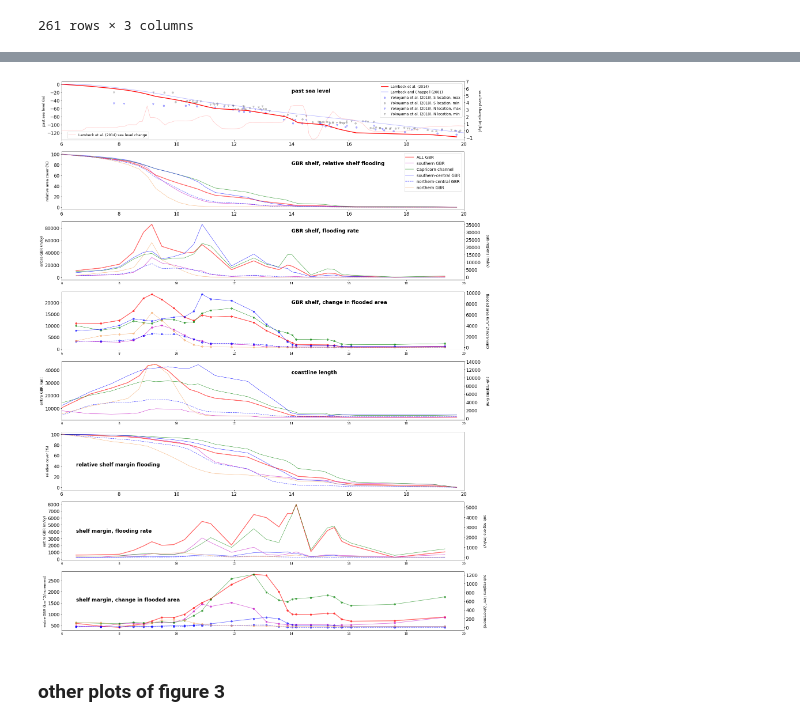
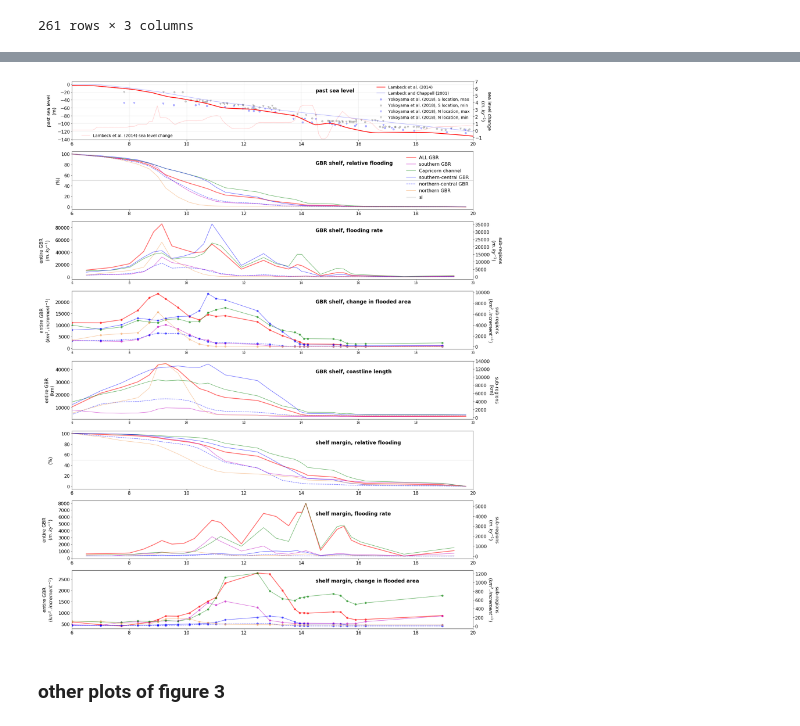
Before and after one commit to tawonque/gbr_flooding, a Jupyter notebook: resample_paperGBR.ipynb, the cells around one changed output, grey strips where cells are left out. Saved outputs shown, nothing was run; the diff lists cells and outputs as text; code cells hidden in the pictures.

```diff
--- a/resample_paperGBR.ipynb
+++ b/resample_paperGBR.ipynb
@@ -772,7 +884,7 @@ sns.palettes=(sns.color_palette("cubehelix", 8))
 
 plt.subplot(n,1,1)
 #plt.plot(resamp_sealevel.index, resamp_sealevel.resampsl, c='r')
-plt.plot(sea_level_resamp.age, sea_level_resamp.sealevel, c='r', linewidth=2.5)
+plt.plot(sea_level_curve.index, sea_level_curve.sealevel, c='r', linewidth=2.5)
 plt.plot(sea_level_lambeck2001.age_ka, -sea_level_lambeck2001.sl_m, c='b', alpha=0.3)
 plt.scatter(sea_level_325_hydro['Age (ka)'], -sea_level_325_hydro['Max RSL (mbsl)'], c='b', alpha=0.3)
 plt.scatter(sea_level_325_hydro['Age (ka).1'], -sea_level_325_hydro['Min RSL (mbsl)'], c='0.3', alpha=0.3)
@@ -780,18 +892,19 @@ plt.scatter(sea_level_325_nog['Age (ka)'], -sea_level_325_nog['Max RSL (mbsl)'],
 plt.scatter(sea_level_325_nog['Age (ka).1'], -sea_level_325_nog['Min RSL (mbsl)'], marker='v', c='0.3', alpha=0.3)
 plt.xticks(fontsize=16)
 plt.yticks(fontsize=16)
+plt.grid(alpha=0.3)
 plt.xlim(6,20)
-plt.ylabel('past sea level (m)', fontsize=12)
-plt.text(14, -20, 'past sea level', family='sans-serif', weight='bold', size='xx-large', bbox=dict(facecolor='white', edgecolor='white'))
+plt.ylabel('past sea level\n(m)', fontsize=16)
+plt.text(14.5, -20, 'past sea level', family='sans-serif', weight='bold', size='xx-large', bbox=dict(facecolor='white', edgecolor='white'))
 plt.legend(['Lambeck et al. (2014)', 'Lambeck and Chappell (2001)', 'Yokoyama et al. (2018), S location, max',
            'Yokoyama et al. (2018), S location, min', 'Yokoyama et al. (2018), N location, max',
-           'Yokoyama et al. (2018), N location, min'], fontsize=12)
+           'Yokoyama et al. (2018), N location, min'], fontsize=14, frameon=False)
 plt.twinx()
 plt.plot(sea_level_curve.index, -sea_level_curve.sealevel.diff(), c='r', alpha=0.2)
-plt.ylabel('sea level change (m/ky)', fontsize=12, rotation=-90, labelpad=30)
+plt.ylabel('sea level change\n($m . ky^{-1}$)', fontsize=16, rotation=-90, labelpad=30)
 plt.yticks(fontsize=16)
 plt.ylim(-1.3, 7)
-plt.legend(['Lambeck et al. (2014) sea level change'], bbox_to_anchor=(0.22, 0.17), fontsize=12)
+plt.legend(['Lambeck et al. (2014) sea level change'], bbox_to_anchor=(0.26, 0.17), fontsize=14, frameon=False)
 
 
 
@@ -803,13 +916,15 @@ plt.plot(x_axis, df['Capricorn channel'], c='g', alpha=alpha)
 plt.plot(x_axis, df['southern-central GBR'], c='b', alpha=alpha)
 plt.plot(x_axis, df['northern-central GBR'], c='b', linestyle="--", alpha=alpha)
 plt.plot(x_axis, df['northern GBR'], c='sandybrown', alpha=alpha)
+plt.plot([6,20], [50,50], c='0.3', alpha=0.3, linewidth=1)
 #
 plt.xticks(fontsize=16)
 plt.yticks(fontsize=16)
 #plt.gca().invert_xaxis()
-plt.text(14, 80, 'GBR shelf, relative shelf flooding', family='sans-serif', weight='bold', size='xx-large', bbox=dict(facecolor='white', edgecolor='white'))
-plt.ylabel('relative area cover (%)', fontsize=12)
-plt.legend(flooded_area_perc.columns, fontsize=14)
+plt.text(14.5, 80, 'GBR shelf, relative flooding', family='sans-serif', weight='bold', size='xx-large', bbox=dict(facecolor='white', edgecolor='white'))
+plt.ylabel('(%)', fontsize=16)
+plt.legend(flooded_area_perc.columns, fontsize=16, frameon=False)
+plt.xticks(fontsize=16)
 plt.xlim(6,20)
 
 
@@ -817,7 +932,7 @@ plt.xlim(6,20)
 plt.subplot(n,1,3)
 df = flooding_rate
 ax = plt.plot(flooding_rate.age_corr, df.ALL_GBR_time, color='r', alpha=alpha, linewidth=2.5)
-plt.ylabel('entire GBR (m/ky)', fontsize=12)
+plt.ylabel('entire GBR\n($m . ky^{-1}$)', fontsize=16, labelpad=15)
 plt.yticks(fontsize=16)
 #
 plt.twinx()
@@ -829,32 +944,33 @@ plt.plot(flooding_rate.age_corr, df.northern_GBR_time, c='sandybrown', alpha=alp
 #plt.gca().invert_xaxis()
 plt.xticks(fontsize=16)
 plt.yticks(fontsize=16)
-plt.text(14, 30000, 'GBR shelf, flooding rate', family='sans-serif', weight='bold', size='xx-large', bbox=dict(facecolor='white', edgecolor='white'))
-plt.ylabel('sub-regions (m/ky)', fontsize=12, rotation=-90, labelpad=30)
+plt.text(14.5, 30000, 'GBR shelf, flooding rate', family='sans-serif', weight='bold', size='xx-large', bbox=dict(facecolor='white', edgecolor='white'))
+plt.ylabel('sub-regions\n($m . ky^{-1}$)', fontsize=16, rotation=-90, labelpad=40)
 plt.xlim(6,20)
 
 plt.subplot(n,1,4)
 df = flooding_rate
-ax = plt.plot(flooding_rate.age_corr, df['ALL GBR'],  '-o', color='r', alpha=alpha, linewidth=2.5)
+ax = plt.plot(flooding_rate.age, df['ALL GBR'],  '-o', color='r', alpha=alpha, linewidth=2.5)
+plt.ylabel('entire GBR\n($km^2 . increment^{-1}$)', fontsize=16, labelpad=15)
 plt.yticks(fontsize=16)
 #
 plt.twinx()
-plt.plot(flooding_rate.age_corr, df['southern GBR'], '-o', c='m', alpha=alpha)
-plt.plot(flooding_rate.age_corr, df['Capricorn channel'], '-o', c='g', alpha=alpha)
-plt.plot(flooding_rate.age_corr, df['southern-central GBR'], '-o', c='b', alpha=alpha)
-plt.plot(flooding_rate.age_corr, df['northern-central GBR'], '-o', c='b', linestyle="--", alpha=alpha)
-plt.plot(flooding_rate.age_corr, df['northern GBR'], '-o', c='sandybrown', alpha=alpha)
+plt.plot(flooding_rate.age, df['southern GBR'], '-o', c='m', alpha=alpha)
+plt.plot(flooding_rate.age, df['Capricorn channel'], '-o', c='g', alpha=alpha)
+plt.plot(flooding_rate.age, df['southern-central GBR'], '-o', c='b', alpha=alpha)
+plt.plot(flooding_rate.age, df['northern-central GBR'], '-o', c='b', linestyle="--", alpha=alpha)
+plt.plot(flooding_rate.age, df['northern GBR'], '-o', c='sandybrown', alpha=alpha)
 #plt.gca().invert_xaxis()
 plt.xticks(fontsize=16)
 plt.yticks(fontsize=16)
-plt.text(14, 8000, 'GBR shelf, change in flooded area', family='sans-serif', weight='bold', size='xx-large', bbox=dict(facecolor='white', edgecolor='white'))
-plt.ylabel('flooded area (km^2/increment)', fontsize=12, rotation=-90, labelpad=30)
+plt.text(14.5, 8000, 'GBR shelf, change in flooded area', family='sans-serif', weight='bold', size='xx-large', bbox=dict(facecolor='white', edgecolor='white'))
+plt.ylabel('sub-regions\n($km^2 . increment^{-1}$)', fontsize=16, rotation=-90, labelpad=30)
 plt.xlim(6,20)
 
 plt.subplot(n,1,5)
 df = coastline_length
 ax = plt.plot(x_axis, df['ALL GBR'], color='r', alpha=alpha, linewidth=2.5)
-plt.ylabel('entire GBR (km)', fontsize=12)
+plt.ylabel('entire GBR\n(km)', fontsize=16)
 plt.yticks(fontsize=16)
 plt.twinx()
 plt.plot(x_axis, df['southern GBR'], c='m', alpha=alpha)
@@ -863,10 +979,10 @@ plt.plot(x_axis, df['southern-central GBR'], c='b', alpha=alpha)
 plt.plot(x_axis, df['northern-central GBR'], c='b', linestyle="--", alpha=alpha)
 plt.plot(x_axis, df['northern GBR'], c='sandybrown', alpha=alpha)
 #plt.gca().invert_xaxis()
-plt.text(14, 11000, 'coastline length', family='sans-serif', weight='bold', size='xx-large', bbox=dict(facecolor='white', edgecolor='white'))
+plt.text(14.5, 11000, 'GBR shelf, coastline length', family='sans-serif', weight='bold', size='xx-large', bbox=dict(facecolor='white', edgecolor='white'))
 plt.xticks(fontsize=16)
 plt.yticks(fontsize=16)
-plt.ylabel('sub-regions (km)', fontsize=12, rotation=-90, labelpad=30)
+plt.ylabel('sub-regions\n(km)', fontsize=16, rotation=-90, labelpad=30)
 plt.xlim(6,20)
 
 plt.subplot(n,1,6)
@@ -877,56 +993,63 @@ plt.plot(x_axis, df['Capricorn channel'], c='g', alpha=alpha)
 plt.plot(x_axis, df['southern-central GBR'], c='b', alpha=alpha)
 plt.plot(x_axis, df['northern-central GBR'], c='b', linestyle="--", alpha=alpha)
 plt.plot(x_axis, df['northern GBR'], c='sandybrown', alpha=alpha)
+plt.plot([6,20], [50,50], c='0.3', alpha=0.3, linewidth=1)
+
 #plt.gca().invert_xaxis()
 plt.xticks(fontsize=16)
 plt.yticks(fontsize=16)
-plt.text(6.5, 40, 'relative shelf margin flooding', family='sans-serif', weight='bold', size='xx-large', bbox=dict(facecolor='white', edgecolor='white'))
-plt.ylabel('relative cover (%)', fontsize=12)
+plt.text(14.5, 80, 'shelf margin, relative flooding', family='sans-serif', weight='bold', size='xx-large', bbox=dict(facecolor='white', edgecolor='white'))
+plt.ylabel('(%)', fontsize=16, labelpad=30)
 plt.xlim(6,20)
 
 plt.subplot(n,1,7)
 df = shelf_edge_flooding_rate
 ax = plt.plot(shelf_edge_flooding_rate.age_corr, df.ALL_GBR_time, color='r', alpha=alpha, linewidth=2.5)
-plt.ylabel('entire GBR (m/ky)', fontsize=12)
+plt.ylabel('entire GBR\n($m . ky^{-1}$)', fontsize=16, labelpad=15)
+plt.xticks(fontsize=16)
 plt.yticks(fontsize=16)
 plt.twinx()
 plt.plot(shelf_edge_flooding_rate.age_corr, df.southern_GBR_time, c='m', alpha=alpha)
 plt.plot(shelf_edge_flooding_rate.age_corr, df.Capricorn_channel_time, c='g', alpha=alpha)
 plt.plot(shelf_edge_flooding_rate.age_corr, df['southern-central_GBR_time'], c='b', alpha=alpha)
 plt.plot(shelf_edge_flooding_rate.age_corr, df['northern-central_GBR_time'], c='b', linestyle="--", alpha=alpha)
 plt.plot(shelf_edge_flooding_rate.age_corr, df.northern_GBR_time, c='sandybrown', alpha=alpha)
 #plt.gca().invert_xaxis()
 plt.xticks(fontsize=16)
 plt.yticks(fontsize=16)
-plt.text(6.5, 2500, 'shelf margin, flooding rate', family='sans-serif', weight='bold', size='xx-large', bbox=dict(facecolor='white', edgecolor='white'))
-plt.ylabel('sub-regions (m/ky)', fontsize=12, rotation=-90, labelpad=30)
+plt.text(14.5, 4100, 'shelf margin, flooding rate', family='sans-serif', weight='bold', size='xx-large', bbox=dict(facecolor='white', edgecolor='white'))
+plt.ylabel('sub-regions\n($m . ky^{-1}$)', fontsize=16, rotation=-90, labelpad=40)
 plt.xlabel('ka BP', fontsize=16)
+plt.xticks(fontsize=16)
 plt.xlim(6,20)
 
 plt.subplot(n,1,8)
 df = shelf_edge_flooding_rate
-ax = plt.plot(shelf_edge_flooding_rate.age_corr, df['ALL GBR'], '-o', color='r', alpha=alpha, linewidth=2.5)
-plt.ylabel('entire GBR (km^2/increment)', fontsize=12)
+ax = plt.plot(shelf_edge_flooding_rate.age, df['ALL GBR'], '-o', color='r', alpha=alpha, linewidth=2.5)
+plt.ylabel('entire GBR\n($km^2 . increment^{-1}$)', fontsize=16, labelpad=15)
+plt.xticks(fontsize=16)
 plt.yticks(fontsize=16)
 plt.twinx()
-plt.plot(shelf_edge_flooding_rate.age_corr, df['southern GBR'], '-o', c='m', alpha=alpha)
-plt.plot(shelf_edge_flooding_rate.age_corr, df['Capricorn channel'], '-o', c='g', alpha=alpha)
-plt.plot(shelf_edge_flooding_rate.age_corr, df['southern-central GBR'],'-o', c='b', alpha=alpha)
-plt.plot(shelf_edge_flooding_rate.age_corr, df['northern-central GBR'], '-o',c='b', linestyle="--", alpha=alpha)
-plt.plot(shelf_edge_flooding_rate.age_corr, df['northern GBR'], '-o',c='sandybrown', alpha=alpha)
+plt.plot(shelf_edge_flooding_rate.age, df['southern GBR'], '-o', c='m', alpha=alpha)
+plt.plot(shelf_edge_flooding_rate.age, df['Capricorn channel'], '-o', c='g', alpha=alpha)
+plt.plot(shelf_edge_flooding_rate.age, df['southern-central GBR'],'-o', c='b', alpha=alpha)
+plt.plot(shelf_edge_flooding_rate.age, df['northern-central GBR'], '-o',c='b', linestyle="--", alpha=alpha)
+plt.plot(shelf_edge_flooding_rate.age, df['northern GBR'], '-o',c='sandybrown', alpha=alpha)
 #plt.gca().invert_xaxis()
 plt.xticks(fontsize=16)
 plt.yticks(fontsize=16)
-plt.text(6.5, 600, 'shelf margin, change in flooded area', family='sans-serif', weight='bold', size='xx-large', bbox=dict(facecolor='white', edgecolor='white'))
-plt.ylabel('sub-regions (km^2/increment)', fontsize=12, rotation=-90, labelpad=30)
+plt.text(14.5, 1000, 'shelf margin, change in flooded area', family='sans-serif', weight='bold', size='xx-large', bbox=dict(facecolor='white', edgecolor='white'))
+plt.ylabel('sub-regions\n($km^2 . increment^{-1}$)', fontsize=16, rotation=-90, labelpad=40)
 plt.xlabel('ka BP', fontsize=16)
 plt.xlim(6,20)
 
 
-plt.savefig('./figures_review/figure_3_review.svg')
+plt.savefig('./figures_review/figure_3-i_review.svg')
+plt.savefig('./figures_review/figure_3-i_review.pdf')
+
 plt.show()
 # %% [output]
-[figure, old version]
+[figure, new version]
 # %% [markdown]
 ### other plots of figure 3
 # %%
```
Also changed, not shown: parts of 19 cells of this notebook, 6 other files.
